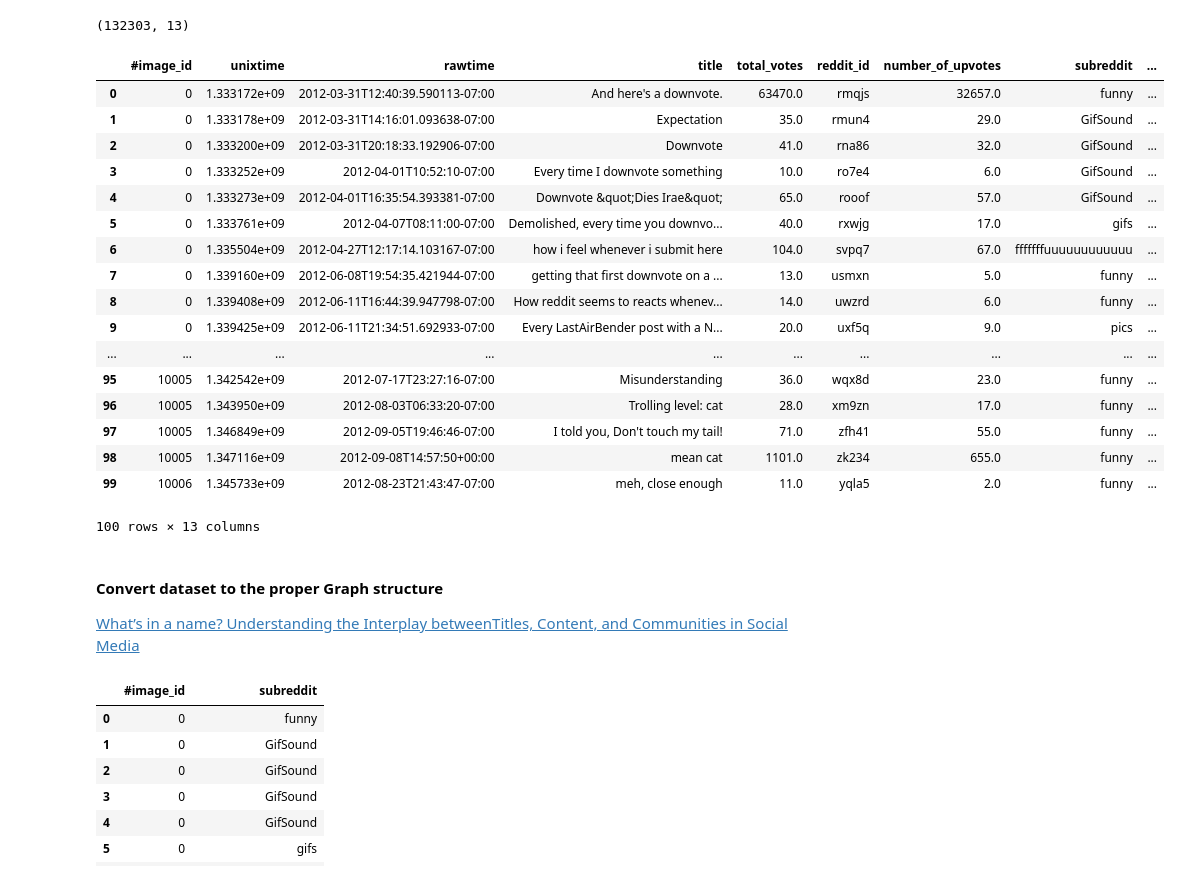
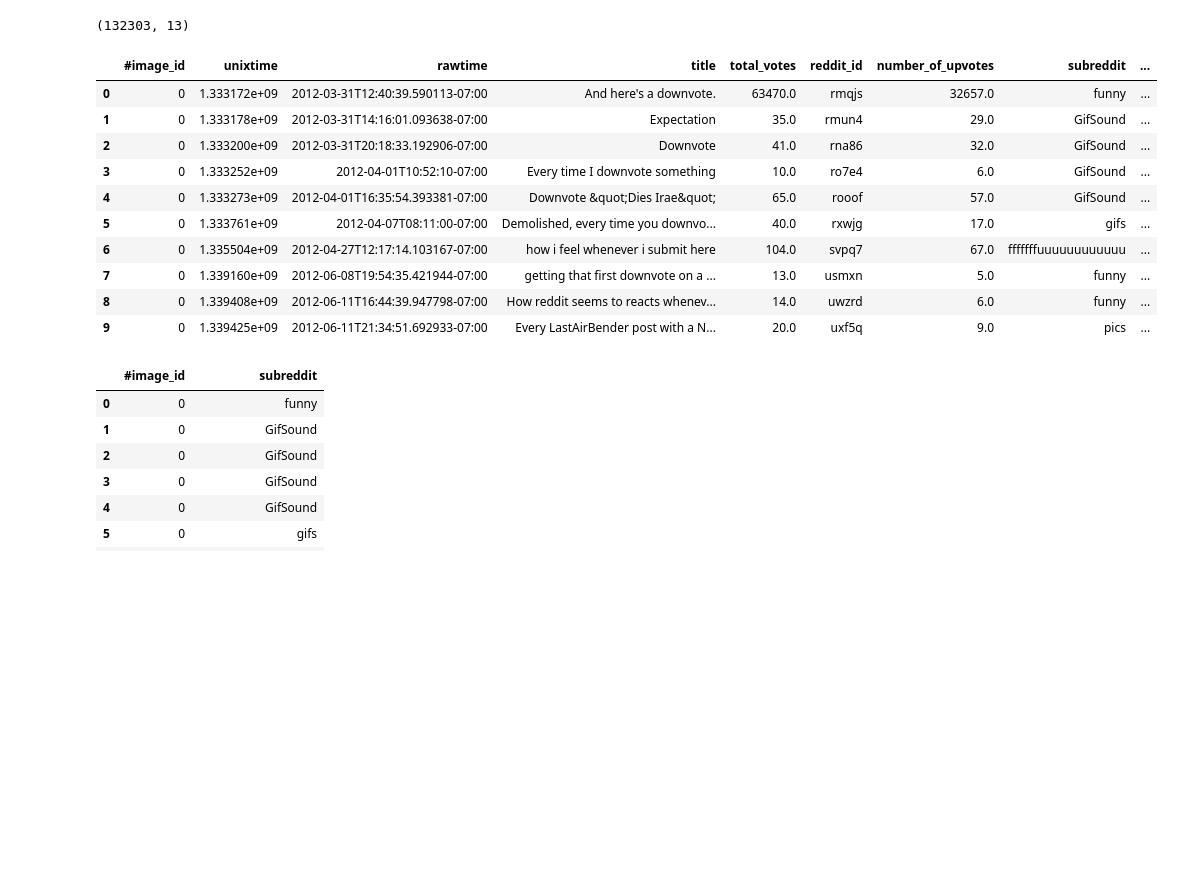
Before and after one commit to SanGreel/reddit-network-exploration, a Jupyter notebook: 0_data_preparation.ipynb, the cells around one changed output. Cells and saved outputs as stored; diff of their text form; code cells hidden in the pictures; blank space fills up the shorter version.

```diff
--- a/0_data_preparation.ipynb
+++ b/0_data_preparation.ipynb
@@ -20,30 +35,19 @@ df.shape
 # %% [output]
 (132303, 13)
 # %%
-df.head(100)
+df.head(10)
 # %% [output]
 |  | #image_id | unixtime | rawtime | title | total_votes | reddit_id | number_of_upvotes | subreddit | ... |
 | 0 | 0 | 1.333172e+09 | 2012-03-31T12:40:39.590113-07:00 | And here's a downvote. | 63470.0 | rmqjs | 32657.0 | funny | ... |
 | 1 | 0 | 1.333178e+09 | 2012-03-31T14:16:01.093638-07:00 | Expectation | 35.0 | rmun4 | 29.0 | GifSound | ... |
 | 2 | 0 | 1.333200e+09 | 2012-03-31T20:18:33.192906-07:00 | Downvote | 41.0 | rna86 | 32.0 | GifSound | ... |
 | 3 | 0 | 1.333252e+09 | 2012-04-01T10:52:10-07:00 | Every time I downvote something | 10.0 | ro7e4 | 6.0 | GifSound | ... |
 | 4 | 0 | 1.333273e+09 | 2012-04-01T16:35:54.393381-07:00 | Downvote &quot;Dies Irae&quot; | 65.0 | rooof | 57.0 | GifSound | ... |
 | 5 | 0 | 1.333761e+09 | 2012-04-07T08:11:00-07:00 | Demolished, every time you downvo... | 40.0 | rxwjg | 17.0 | gifs | ... |
 | 6 | 0 | 1.335504e+09 | 2012-04-27T12:17:14.103167-07:00 | how i feel whenever i submit here | 104.0 | svpq7 | 67.0 | fffffffuuuuuuuuuuuu | ... |
 | 7 | 0 | 1.339160e+09 | 2012-06-08T19:54:35.421944-07:00 | getting that first downvote on a ... | 13.0 | usmxn | 5.0 | funny | ... |
 | 8 | 0 | 1.339408e+09 | 2012-06-11T16:44:39.947798-07:00 | How reddit seems to reacts whenev... | 14.0 | uwzrd | 6.0 | funny | ... |
 | 9 | 0 | 1.339425e+09 | 2012-06-11T21:34:51.692933-07:00 | Every LastAirBender post with a N... | 20.0 | uxf5q | 9.0 | pics | ... |
-| ... | ... | ... | ... | ... | ... | ... | ... | ... | ... |
-| 95 | 10005 | 1.342542e+09 | 2012-07-17T23:27:16-07:00 | Misunderstanding | 36.0 | wqx8d | 23.0 | funny | ... |
-| 96 | 10005 | 1.343950e+09 | 2012-08-03T06:33:20-07:00 | Trolling level: cat | 28.0 | xm9zn | 17.0 | funny | ... |
-| 97 | 10005 | 1.346849e+09 | 2012-09-05T19:46:46-07:00 | I told you, Don't touch my tail! | 71.0 | zfh41 | 55.0 | funny | ... |
-| 98 | 10005 | 1.347116e+09 | 2012-09-08T14:57:50+00:00 | mean cat | 1101.0 | zk234 | 655.0 | funny | ... |
-| 99 | 10006 | 1.345733e+09 | 2012-08-23T21:43:47-07:00 | meh, close enough | 11.0 | yqla5 | 2.0 | funny | ... |
-100 rows × 13 columns
-# %% [markdown]
-#### Convert dataset to the proper Graph structure
-
-[What’s in a name? Understanding the Interplay betweenTitles, Content, and Communities in Social Media](http://i.stanford.edu/~julian/pdfs/icwsm13.pdf)
 # %%
 graph = df[["#image_id","subreddit"]]
 # %%
```
Also changed, not shown: parts of 26 cells of this notebook, 15 other files.
